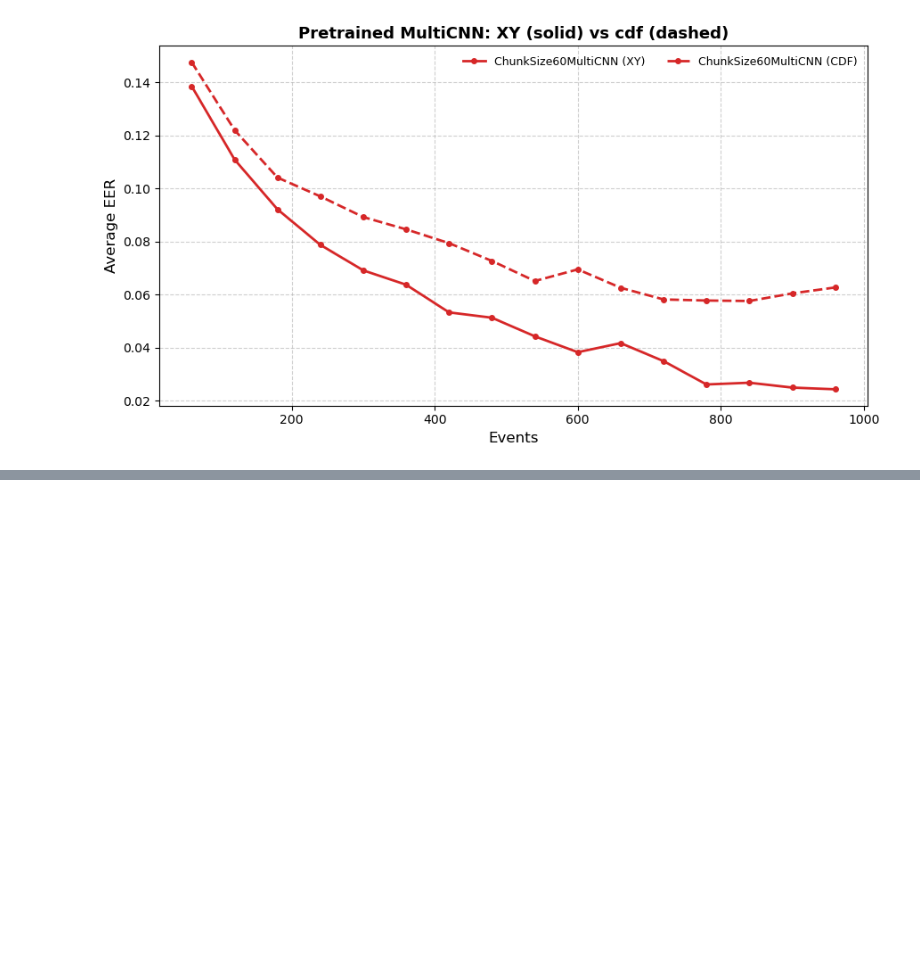
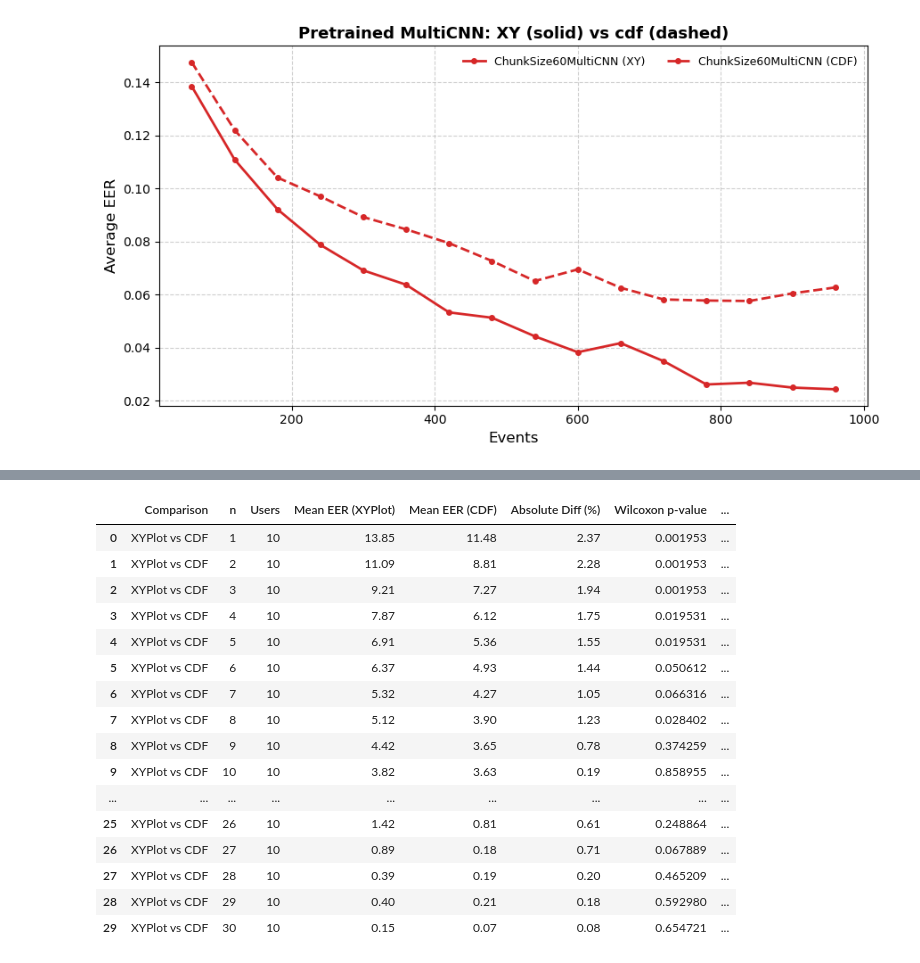
Before and after one commit to S-lijun/Mouse_Dynamics, a Jupyter notebook: Results_New.ipynb, the cells around one changed output, grey strips where cells are left out. Saved outputs shown, nothing was run; the diff lists cells and outputs as text; code cells hidden in the pictures; blank space fills up the shorter version.

```diff
--- a/Results_New.ipynb
+++ b/Results_New.ipynb
@@ -600,0 +610,34 @@ plot_chunk_xy_cdf_curves(
+# %%
+json_xy = "Results/Pretrained_MultiCNN/SRP/per-userOneChannel/ChunkSize60MultiCNN.json"
+json_cdf = "Results/Pretrained_MultiCNN/SRP/per-userVelocityChannel/ChunkSize60MultiCNN.json"
+
+n_targets = [i+1 for i in range(30)]
+
+df = wilcoxon_curve_test(
+    json_xy,
+    json_cdf,
+    n_targets,
+    label_a="XYPlot",
+    label_b="CDF",
+    alpha=0.05
+)
+
+df
+# %% [output]
+|  | Comparison | n | Users | Mean EER (XYPlot) | Mean EER (CDF) | Absolute Diff (%) | Wilcoxon p-value | ... |
+| 0 | XYPlot vs CDF | 1 | 10 | 13.85 | 11.48 | 2.37 | 0.001953 | ... |
+| 1 | XYPlot vs CDF | 2 | 10 | 11.09 | 8.81 | 2.28 | 0.001953 | ... |
+| 2 | XYPlot vs CDF | 3 | 10 | 9.21 | 7.27 | 1.94 | 0.001953 | ... |
+| 3 | XYPlot vs CDF | 4 | 10 | 7.87 | 6.12 | 1.75 | 0.019531 | ... |
+| 4 | XYPlot vs CDF | 5 | 10 | 6.91 | 5.36 | 1.55 | 0.019531 | ... |
+| 5 | XYPlot vs CDF | 6 | 10 | 6.37 | 4.93 | 1.44 | 0.050612 | ... |
+| 6 | XYPlot vs CDF | 7 | 10 | 5.32 | 4.27 | 1.05 | 0.066316 | ... |
+| 7 | XYPlot vs CDF | 8 | 10 | 5.12 | 3.90 | 1.23 | 0.028402 | ... |
+| 8 | XYPlot vs CDF | 9 | 10 | 4.42 | 3.65 | 0.78 | 0.374259 | ... |
+| 9 | XYPlot vs CDF | 10 | 10 | 3.82 | 3.63 | 0.19 | 0.858955 | ... |
+| ... | ... | ... | ... | ... | ... | ... | ... | ... |
+| 25 | XYPlot vs CDF | 26 | 10 | 1.42 | 0.81 | 0.61 | 0.248864 | ... |
+| 26 | XYPlot vs CDF | 27 | 10 | 0.89 | 0.18 | 0.71 | 0.067889 | ... |
+| 27 | XYPlot vs CDF | 28 | 10 | 0.39 | 0.19 | 0.20 | 0.465209 | ... |
+| 28 | XYPlot vs CDF | 29 | 10 | 0.40 | 0.21 | 0.18 | 0.592980 | ... |
+| 29 | XYPlot vs CDF | 30 | 10 | 0.15 | 0.07 | 0.08 | 0.654721 | ... |
```
Also changed, not shown: parts of 1 cell of this notebook, 3 other files.
